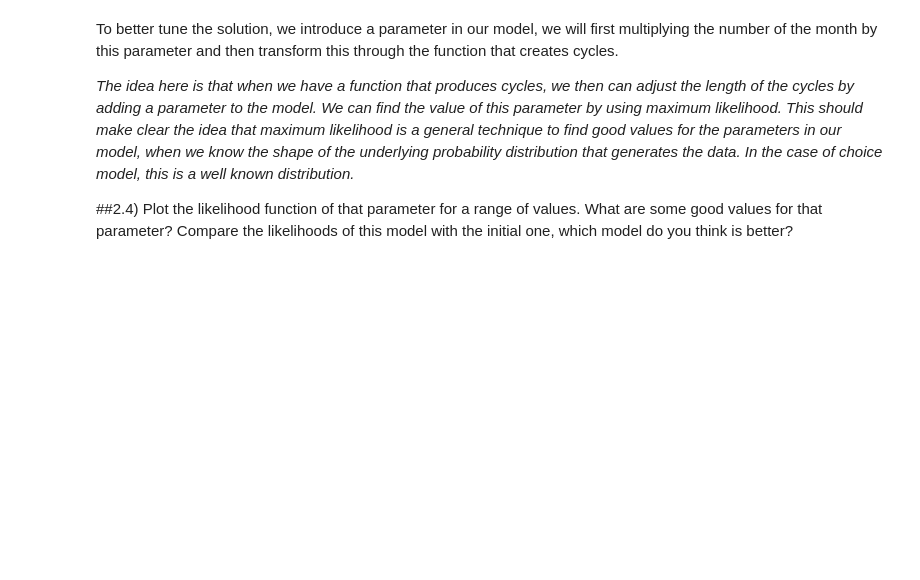
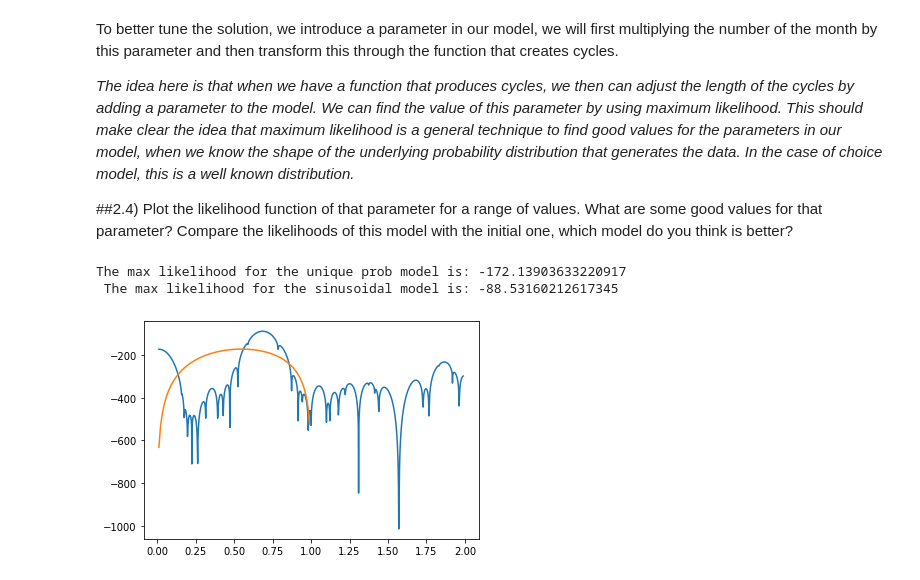
Before and after one commit to pmontman/tmp_choicemodels, a Jupyter notebook: nb/tutorials/solutions/WK_02b_sol_tut_likeli.ipynb, the cells around one changed output. Drawn from its saved outputs; the diff is of its cells as text; code cells hidden in the pictures; blank space fills up the shorter version.

```diff
--- a/nb/tutorials/solutions/WK_02b_sol_tut_likeli.ipynb
+++ b/nb/tutorials/solutions/WK_02b_sol_tut_likeli.ipynb
@@ -64,3 +91,28 @@ To better tune the solution, we introduce a parameter in our model, we will firs
 *The idea here is that when we have a function that produces cycles, we then can adjust the length of the cycles by adding a parameter to the model. We can find the value of this parameter by using maximum likelihood. This should make clear the idea that maximum likelihood is a general technique to find good values for the parameters in our model, when we know the shape of the underlying probability distribution that generates the data. In the case of choice model, this is a well known distribution.*
 
 ##2.4) Plot the likelihood function of that parameter for a range of values. What are some good values for that parameter? Compare the likelihoods of this model with the initial one, which model do you think  is better?
+# %%
+def cycle_transform(param):
+  return (np.sin(umbrella_df['month']*param) + 1)/2
+
+def likeli_sinusoid(param):
+  p_sin = cycle_transform(param)
+  return np.sum(np.log( (p_sin**umbrella_df['buy_umbr']) *
+                ( (1- p_sin)**(1-umbrella_df['buy_umbr'])) ) )
+
+
+cycle_transform(0.5)
+param_range = np.linspace(0.01, 1.99, 1100)
+likelihoods_sinusoid = [likeli_sinusoid(param) for param in param_range]
+
+plt.plot(param_range, likelihoods_sinusoid)
+plt.plot(p_omega_range, likelihoods_for_p_omega)
+print('The max likelihood for the unique prob model is:',
+      np.max(likelihoods_for_p_omega), '\n',
+      'The max likelihood for the sinusoidal model is:', np.max(likelihoods_sinusoid))
+
+#print('The best value for p_omega according to likelihood is:', p_omega_range[np.argmax(likelihoods_for_p_omega)])
+# %% [output]
+The max likelihood for the unique prob model is: -172.13903633220917
+ The max likelihood for the sinusoidal model is: -88.53160212617345
+[figure, added]
```
Also changed, not shown: parts of 6 cells of this notebook.
